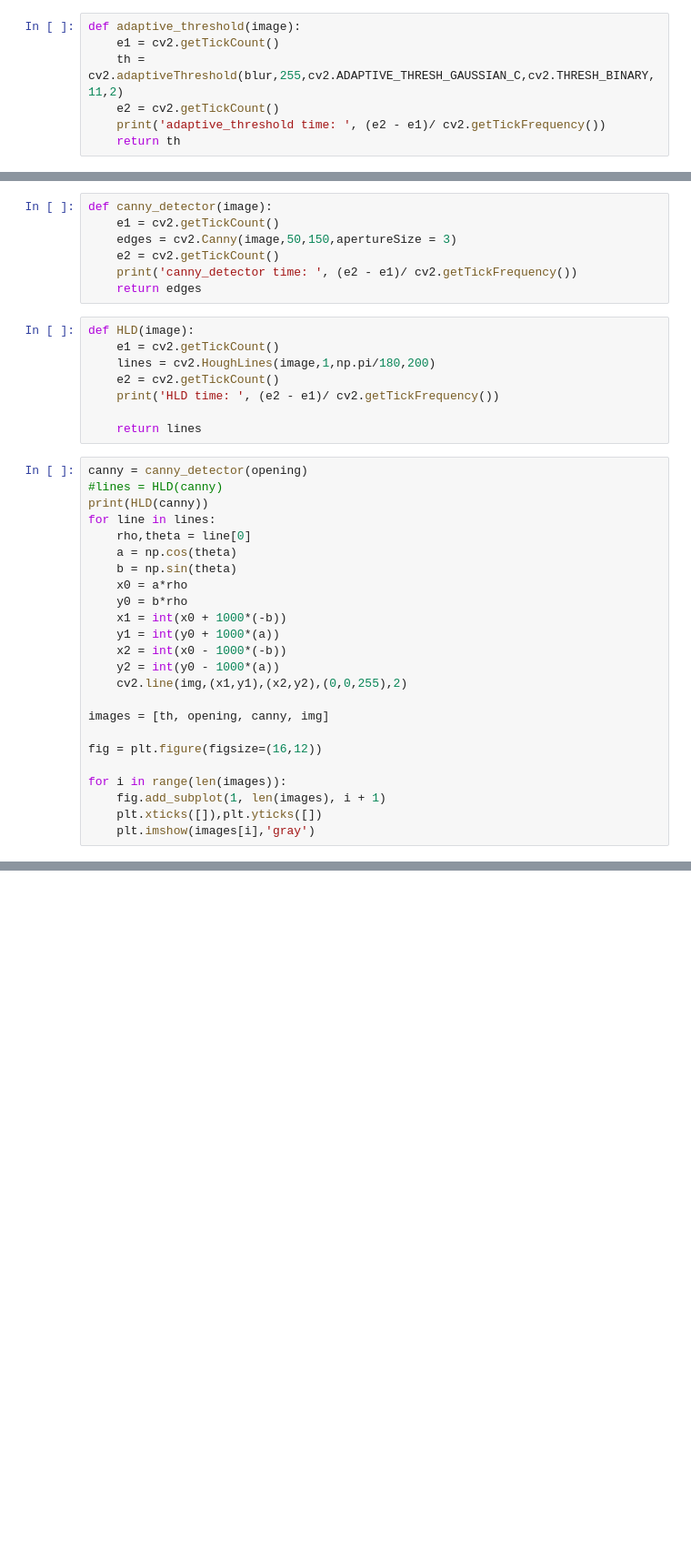
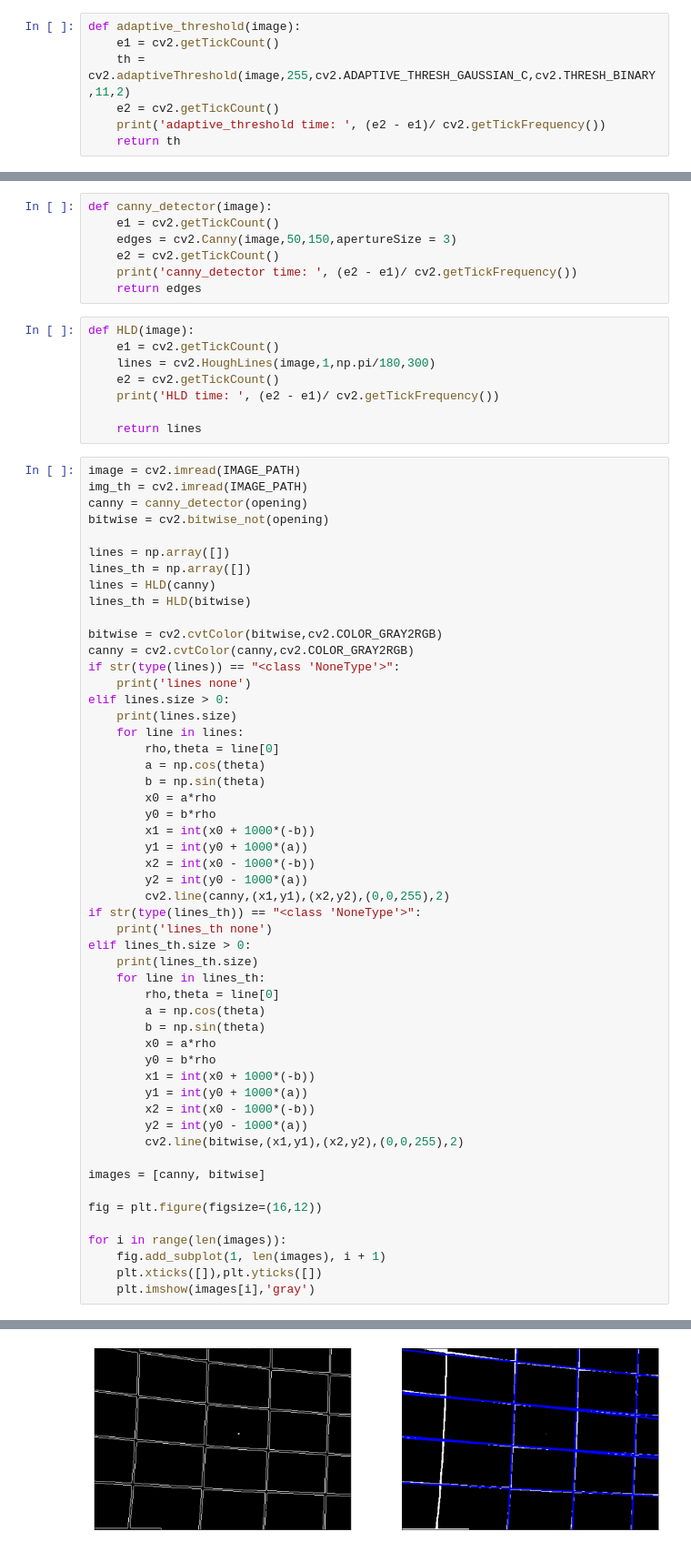
Before and after one commit to vladushked/tile_position, a Jupyter notebook: python/test.ipynb, the cells around one changed output, grey strips where cells are left out. Shown at 91% size. Drawn from its saved outputs; the diff is of its cells as text; blank space fills up the shorter version.

```diff
--- a/python/test.ipynb
+++ b/python/test.ipynb
@@ -59,7 +58,7 @@ print_image(rotated)
 # %%
 def adaptive_threshold(image):
     e1 = cv2.getTickCount()
-    th = cv2.adaptiveThreshold(blur,255,cv2.ADAPTIVE_THRESH_GAUSSIAN_C,cv2.THRESH_BINARY,11,2)
+    th = cv2.adaptiveThreshold(image,255,cv2.ADAPTIVE_THRESH_GAUSSIAN_C,cv2.THRESH_BINARY,11,2)
     e2 = cv2.getTickCount()
     print('adaptive_threshold time: ', (e2 - e1)/ cv2.getTickFrequency())
     return th
@@ -151,28 +151,56 @@ def canny_detector(image):
 # %%
 def HLD(image):
     e1 = cv2.getTickCount()
-    lines = cv2.HoughLines(image,1,np.pi/180,200)
+    lines = cv2.HoughLines(image,1,np.pi/180,300)
     e2 = cv2.getTickCount()
     print('HLD time: ', (e2 - e1)/ cv2.getTickFrequency())
 
     return lines
 # %%
+image = cv2.imread(IMAGE_PATH)
+img_th = cv2.imread(IMAGE_PATH)
 canny = canny_detector(opening)
-#lines = HLD(canny)
-print(HLD(canny))
-for line in lines:
-    rho,theta = line[0]
-    a = np.cos(theta)
-    b = np.sin(theta)
-    x0 = a*rho
-    y0 = b*rho
-    x1 = int(x0 + 1000*(-b))
-    y1 = int(y0 + 1000*(a))
-    x2 = int(x0 - 1000*(-b))
-    y2 = int(y0 - 1000*(a))
-    cv2.line(img,(x1,y1),(x2,y2),(0,0,255),2)
+bitwise = cv2.bitwise_not(opening)
 
-images = [th, opening, canny, img]
+lines = np.array([])
+lines_th = np.array([])
+lines = HLD(canny)
+lines_th = HLD(bitwise)
+
+bitwise = cv2.cvtColor(bitwise,cv2.COLOR_GRAY2RGB)
+canny = cv2.cvtColor(canny,cv2.COLOR_GRAY2RGB)
+if str(type(lines)) == "<class 'NoneType'>":
+    print('lines none')
+elif lines.size > 0:
+    print(lines.size)
+    for line in lines:
+        rho,theta = line[0]
+        a = np.cos(theta)
+        b = np.sin(theta)
+        x0 = a*rho
+        y0 = b*rho
+        x1 = int(x0 + 1000*(-b))
+        y1 = int(y0 + 1000*(a))
+        x2 = int(x0 - 1000*(-b))
+        y2 = int(y0 - 1000*(a))
+        cv2.line(canny,(x1,y1),(x2,y2),(0,0,255),2)
+if str(type(lines_th)) == "<class 'NoneType'>":
+    print('lines_th none')
+elif lines_th.size > 0:
+    print(lines_th.size)
+    for line in lines_th:
+        rho,theta = line[0]
+        a = np.cos(theta)
+        b = np.sin(theta)
+        x0 = a*rho
+        y0 = b*rho
+        x1 = int(x0 + 1000*(-b))
+        y1 = int(y0 + 1000*(a))
+        x2 = int(x0 - 1000*(-b))
+        y2 = int(y0 - 1000*(a))
+        cv2.line(bitwise,(x1,y1),(x2,y2),(0,0,255),2)
+
+images = [canny, bitwise]
 
 fig = plt.figure(figsize=(16,12))
 
@@ -193,0 +217 @@ TypeError: 'numpy.uint8' object is not iterable
+[figure, added]
```
Also changed, not shown: parts of 10 cells of this notebook, 36 other files.
